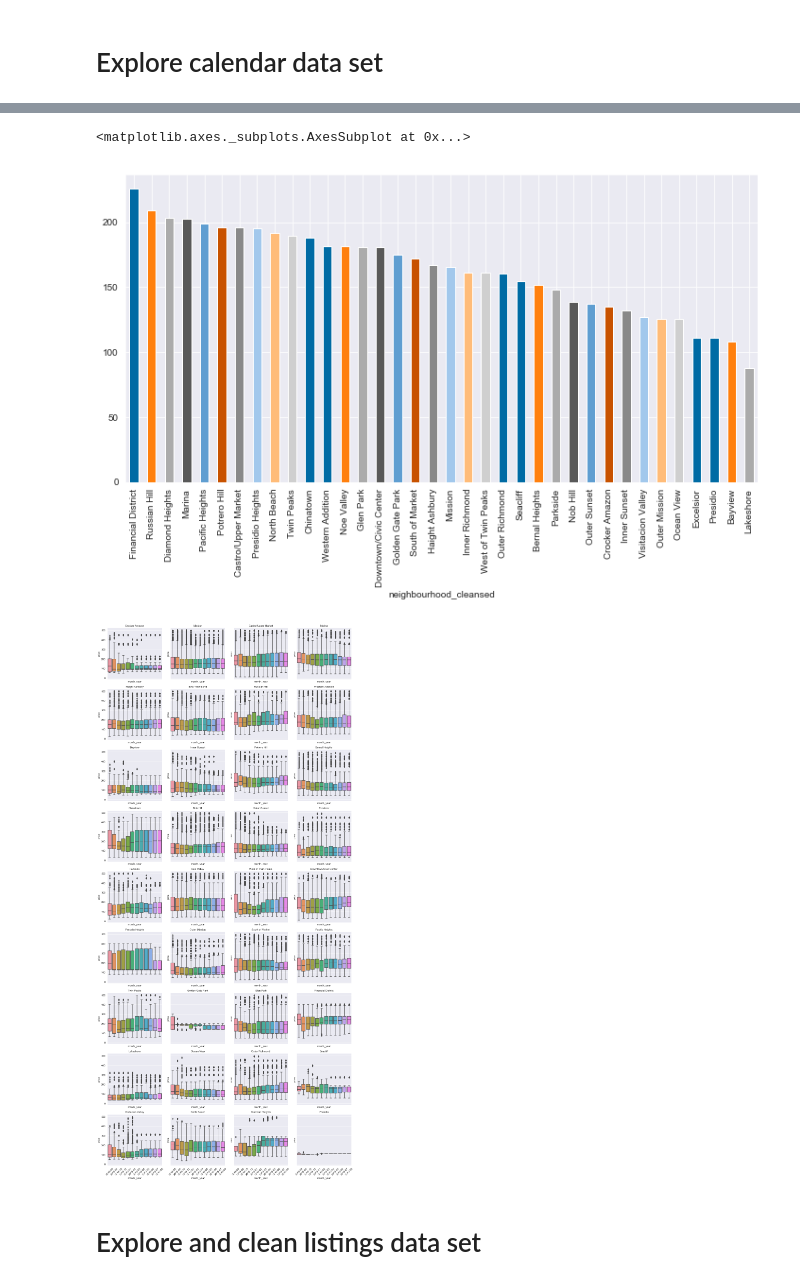
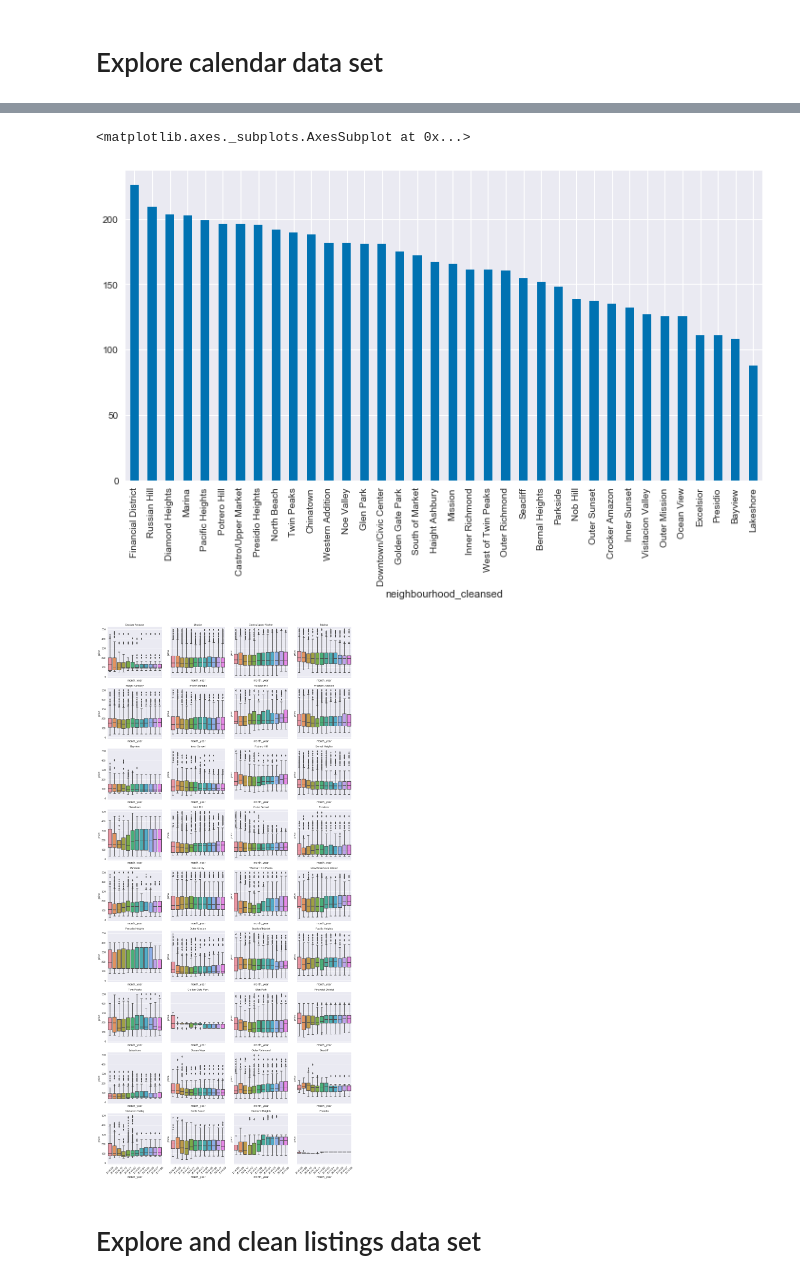
Before and after one commit to WeiWu0210/airbnb, a Jupyter notebook: airbnb_sf.ipynb, the cells around one changed output, grey strips where cells are left out. Cells and saved outputs as stored; diff of their text form; code cells hidden in the pictures.

```diff
--- a/airbnb_sf.ipynb
+++ b/airbnb_sf.ipynb
@@ -91,6 +90,6 @@ Percentage of listings with price >=$500: 5.8%
 # %%
 #boxplot of price after exluding outliers
-style.use('tableau-colorblind10')
+style.use('seaborn-colorblind')
 sns.set_style("darkgrid")
 g=sns.boxplot(data=calendar_data_t_low, x='month_year',y='price')
 loc, labels = plt.xticks()
@@ -107,26 +126,26 @@ df_neighbourhood = calendar_neighbourhood_data.groupby('neighbourhood_cleansed')
 df_neighbourhood.plot(x=df_neighbourhood.index,y=df_neighbourhood.values, kind="bar", figsize=(12,6))
 # %% [output]
 <matplotlib.axes._subplots.AxesSubplot at 0x...>
-[figure, old version]
+[figure, new version]
 # %%
 #check price distribution over neighbourhoods over next 12 months
 neighbours = calendar_neighbourhood_data['neighbourhood_cleansed'].unique()
 #boxplot of price after exluding outliers
-style.use('tableau-colorblind10')
+style.use('seaborn-colorblind')
 sns.set_style("darkgrid")
 fig, axes = plt.subplots(9, 4,sharex=True, sharey=True)
 fig.set_size_inches(14, 30)
 
 for i, ax in enumerate(axes.flatten()):
         neighbours_subset = calendar_neighbourhood_data[calendar_neighbourhood_data['neighbourhood_cleansed']==neighbours[i]]
         g=sns.boxplot(ax=ax,data=neighbours_subset, x='month_year',y='price')
         ax.set_title(neighbours[i], fontsize=10)
         loc, labels = plt.xticks()
         g.set_xticklabels(labels, rotation=45)
 
 plt.tight_layout()
 # %% [output]
-[figure, old version]
+[figure, new version]
 # %% [markdown]
 # Explore and clean listings data set
 # %%
```
Also changed, not shown: parts of 13 cells of this notebook, 2 other files.
